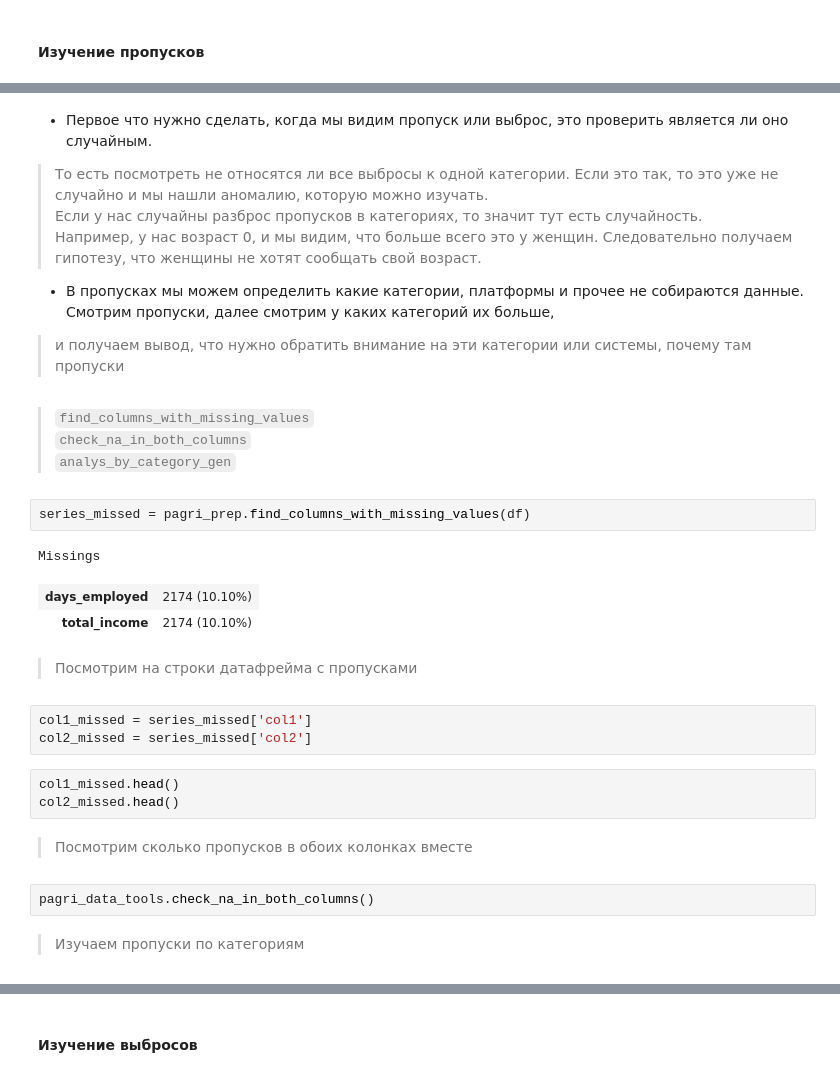
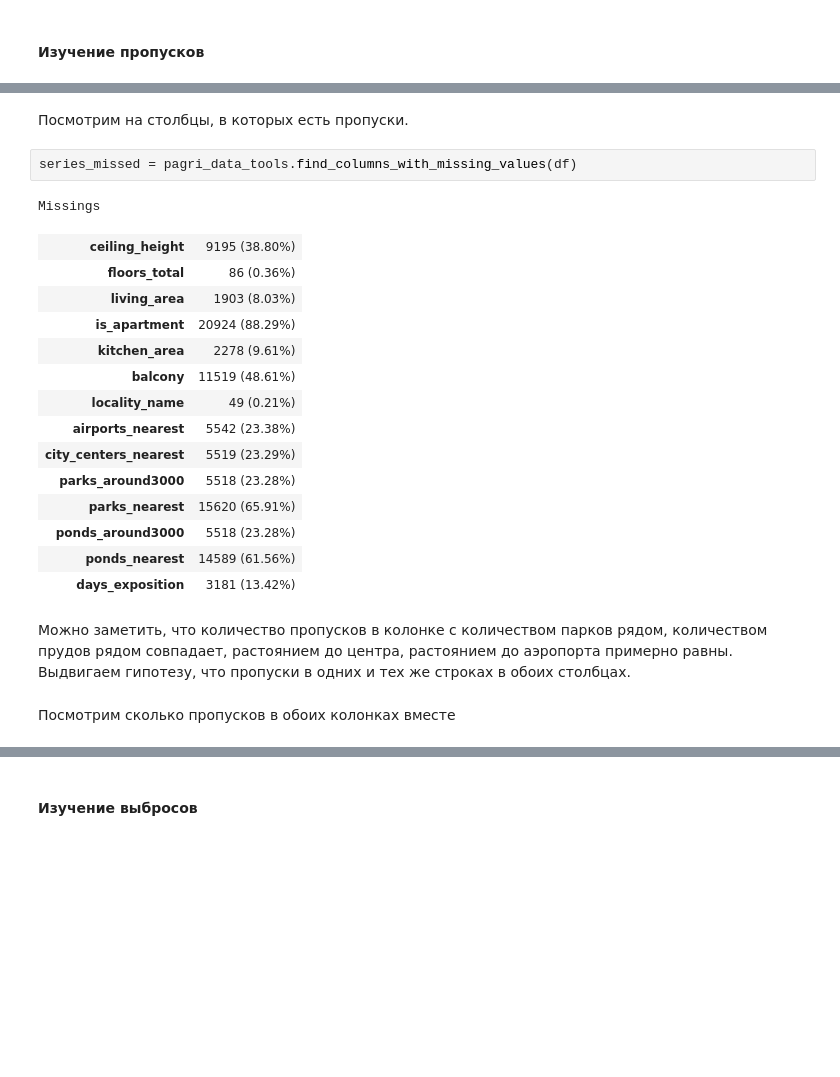
Before and after one commit to PAGriAnalytics/pagri-projects, a Jupyter notebook: quarto/projects/housing-ads-investigation/housing_ads_investigation.ipynb, the cells around one changed output, grey strips where cells are left out. Cells and saved outputs as stored; diff of their text form; blank space fills up the shorter version.

```diff
--- a/quarto/projects/housing-ads-investigation/housing_ads_investigation.ipynb
+++ b/quarto/projects/housing-ads-investigation/housing_ads_investigation.ipynb
@@ -396,31 +340,26 @@ pagri_data_tools.analys_by_category_gen()
-# %% [markdown]
-- Первое что нужно сделать, когда мы видим пропуск или выброс, это проверить является ли оно случайным.
->То есть посмотреть не относятся ли все выбросы к одной категории. Если это так, то это уже не случайно и мы нашли аномалию, которую можно изучать.
->Если у нас случайны разброс пропусков в категориях, то значит тут есть случайность.
->Например, у нас возраст 0, и мы видим, что больше всего это у женщин. Следовательно получаем гипотезу, что женщины не хотят сообщать свой возраст.
-- В пропусках мы можем определить какие категории, платформы и прочее не собираются данные. Смотрим пропуски, далее смотрим у каких категорий их больше,
->и получаем вывод, что нужно обратить внимание на эти категории или системы, почему там пропуски
-# %% [markdown]
->`find_columns_with_missing_values`
->`check_na_in_both_columns`
->`analys_by_category_gen`
+# %% [markdown]
+Посмотрим на столбцы, в которых есть пропуски.
 # %%
-series_missed = pagri_prep.find_columns_with_missing_values(df)
+series_missed = pagri_data_tools.find_columns_with_missing_values(df)
 # %% [output]
 Missings
-| days_employed | 2174 (10.10%) |
-| total_income | 2174 (10.10%) |
+| ceiling_height | 9195 (38.80%) |
+| floors_total | 86 (0.36%) |
+| living_area | 1903 (8.03%) |
+| is_apartment | 20924 (88.29%) |
+| kitchen_area | 2278 (9.61%) |
+| balcony | 11519 (48.61%) |
+| locality_name | 49 (0.21%) |
+| airports_nearest | 5542 (23.38%) |
+| city_centers_nearest | 5519 (23.29%) |
+| parks_around3000 | 5518 (23.28%) |
+| parks_nearest | 15620 (65.91%) |
+| ponds_around3000 | 5518 (23.28%) |
+| ponds_nearest | 14589 (61.56%) |
+| days_exposition | 3181 (13.42%) |
-# %% [markdown]
->Посмотрим на строки датафрейма с пропусками
-# %%
-col1_missed = series_missed['col1']
-col2_missed = series_missed['col2']
-# %%
-col1_missed.head()
-col2_missed.head()
+# %% [markdown]
+Можно заметить, что количество пропусков в колонке с количеством парков рядом, количеством прудов рядом совпадает,
+растоянием до центра, растоянием до аэропорта примерно равны.
+Выдвигаем гипотезу, что пропуски в одних и тех же строках в обоих столбцах.
 # %% [markdown]
->Посмотрим сколько пропусков в обоих колонках вместе
+Посмотрим сколько пропусков в обоих колонках вместе
-# %%
-pagri_data_tools.check_na_in_both_columns()
-# %% [markdown]
->Изучаем пропуски по категориям
```
Also changed, not shown: parts of 66 cells of this notebook, 1 other file.
